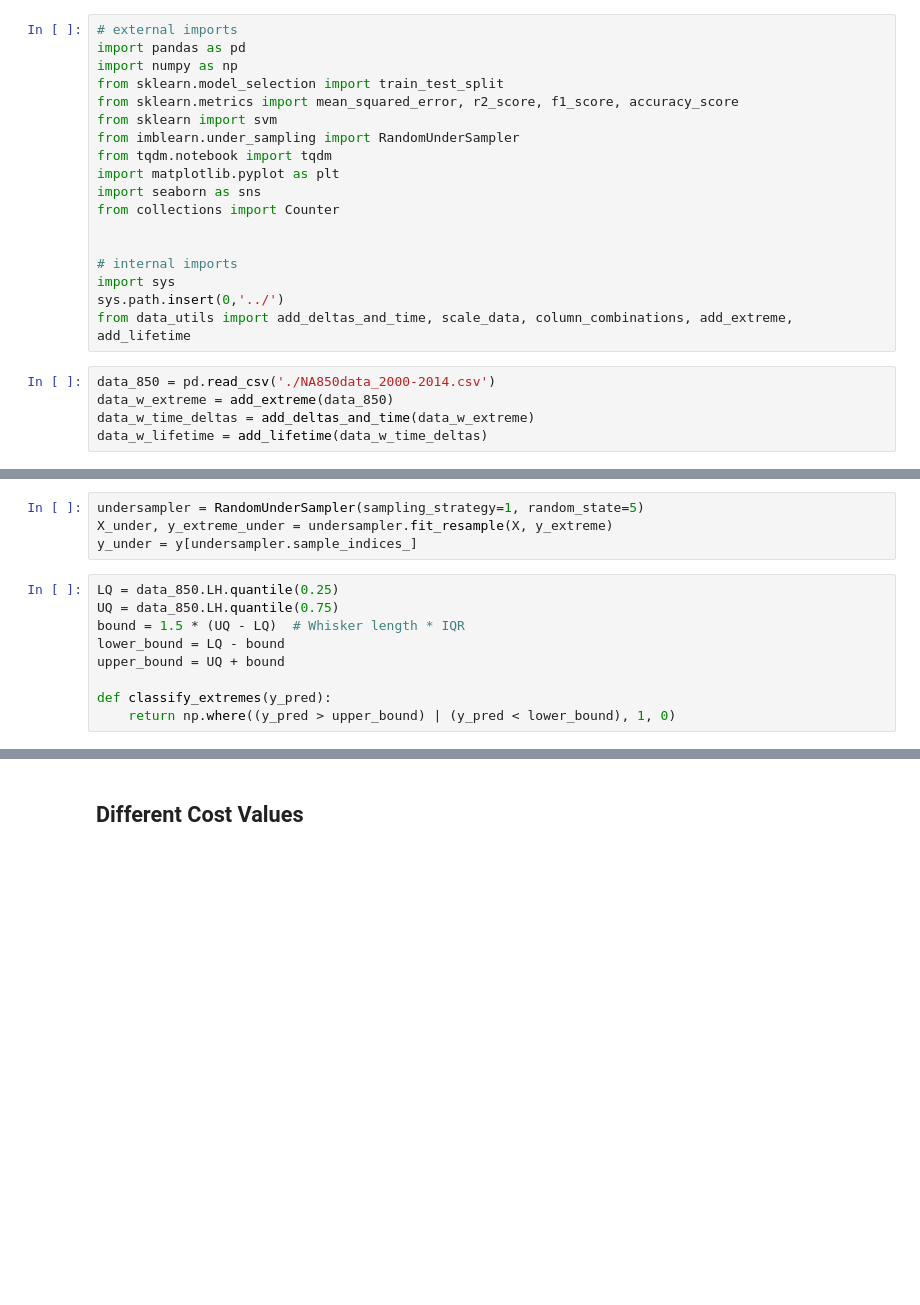
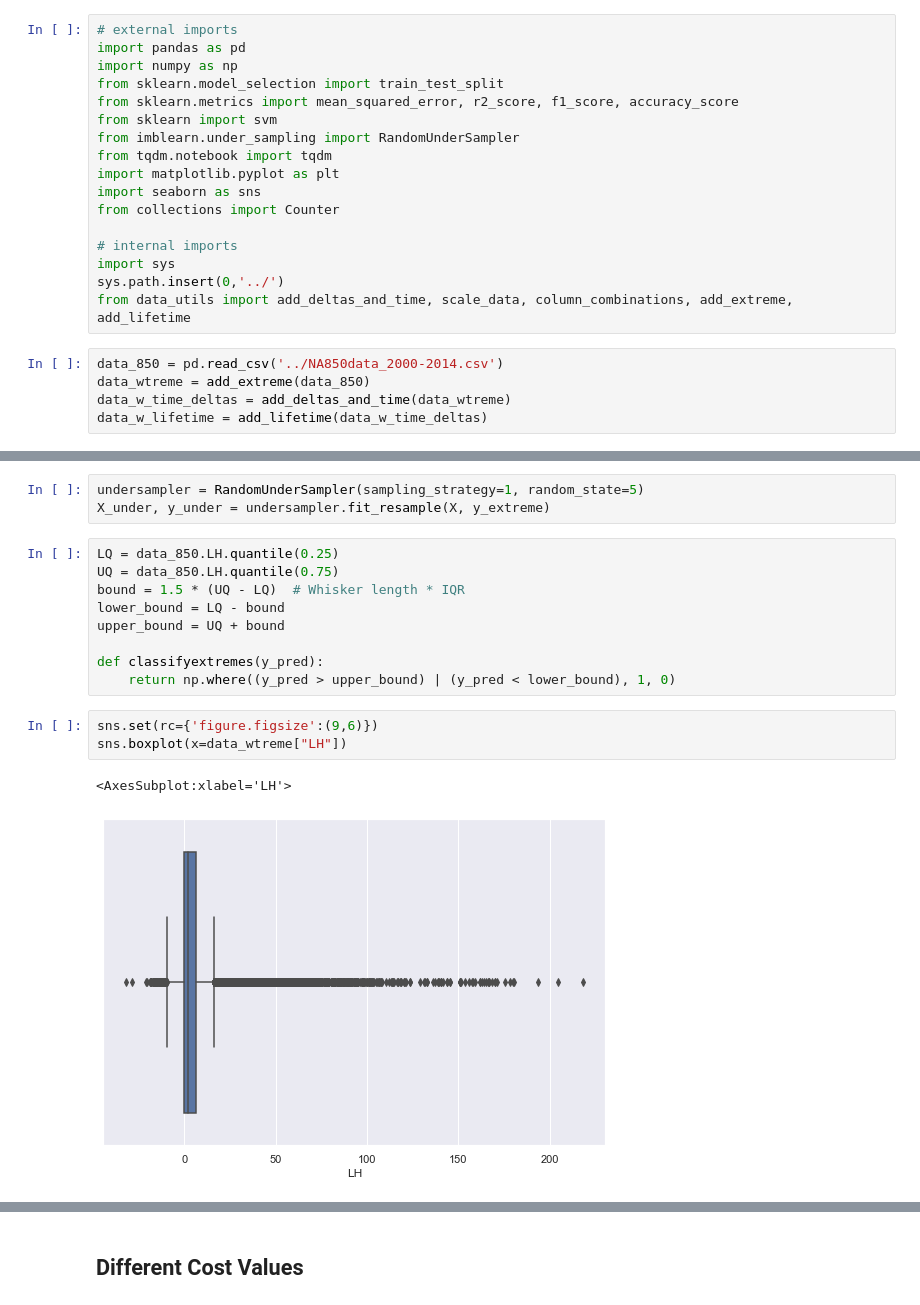
Before and after one commit to DanielRJohnson/EECS738-FP, a Jupyter notebook: bailey/bks-FinalNotebook.ipynb, the cells around one changed output, grey strips where cells are left out. Saved outputs shown, nothing was run; the diff lists cells and outputs as text; blank space fills up the shorter version.

```diff
--- a/bailey/bks-FinalNotebook.ipynb
+++ b/bailey/bks-FinalNotebook.ipynb
@@ -11,15 +11,14 @@ import matplotlib.pyplot as plt
 import seaborn as sns
 from collections import Counter
 
-
 # internal imports
 import sys
 sys.path.insert(0,'../')
 from data_utils import add_deltas_and_time, scale_data, column_combinations, add_extreme, add_lifetime
 # %%
-data_850 = pd.read_csv('./NA850data_2000-2014.csv')
-data_w_extreme = add_extreme(data_850)
-data_w_time_deltas = add_deltas_and_time(data_w_extreme)
+data_850 = pd.read_csv('../NA850data_2000-2014.csv')
+data_wtreme = add_extreme(data_850)
+data_w_time_deltas = add_deltas_and_time(data_wtreme)
 data_w_lifetime = add_lifetime(data_w_time_deltas)
 # %%
 # get scaled provided data with deltas and time added
@@ -40,8 +39,7 @@ X.head()
 | 2000-01-01 15:00:00 | -5.531023 | -0.874945 | 0.388518 | 2.123726 | -0.611146 | -0.452270 | 1.246959 | -0.213574 | -0.772727 | -1.168067 | ... |
 # %%
 undersampler = RandomUnderSampler(sampling_strategy=1, random_state=5)
-X_under, y_extreme_under = undersampler.fit_resample(X, y_extreme)
-y_under = y[undersampler.sample_indices_]
+X_under, y_under = undersampler.fit_resample(X, y_extreme)
 # %%
 LQ = data_850.LH.quantile(0.25)
 UQ = data_850.LH.quantile(0.75)
@@ -49,5 +47,11 @@ bound = 1.5 * (UQ - LQ)  # Whisker length * IQR
 lower_bound = LQ - bound
 upper_bound = UQ + bound
 
-def classify_extremes(y_pred):
+def classifyextremes(y_pred):
     return np.where((y_pred > upper_bound) | (y_pred < lower_bound), 1, 0)
+# %%
+sns.set(rc={'figure.figsize':(9,6)})
+sns.boxplot(x=data_wtreme["LH"])
+# %% [output]
+<AxesSubplot:xlabel='LH'>
+[figure, added]
```
Also changed, not shown: parts of 20 cells of this notebook, 2 other files.
